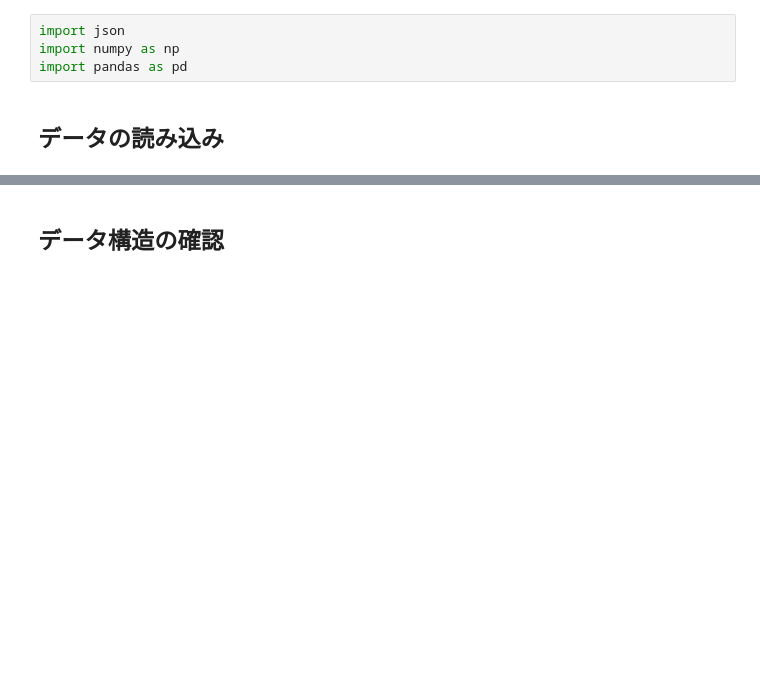
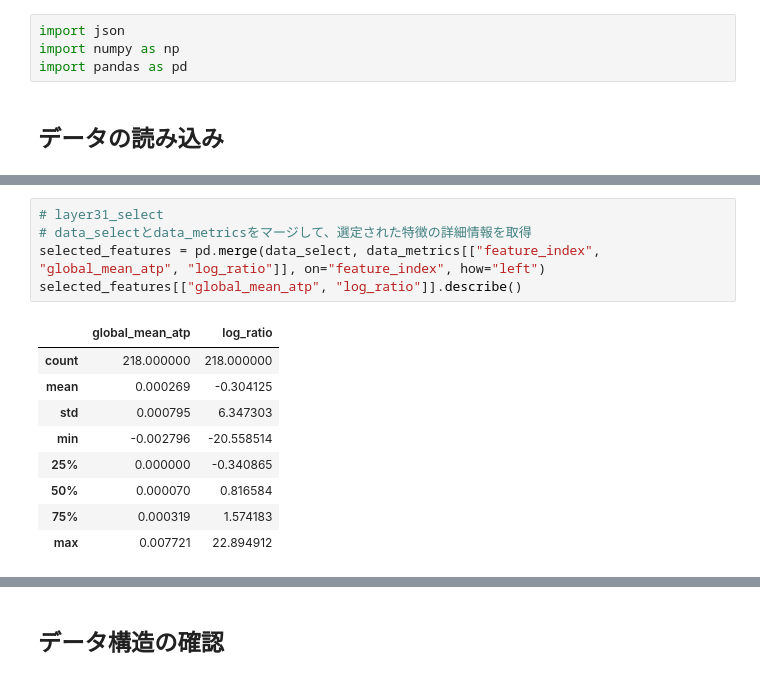
Before and after one commit to Itsuki966/sae_shap, a Jupyter notebook: attribution_patching_analysis.ipynb, the cells around one changed output, grey strips where cells are left out. Saved outputs shown, nothing was run; the diff lists cells and outputs as text; blank space fills up the shorter version.

```diff
--- a/attribution_patching_analysis.ipynb
+++ b/attribution_patching_analysis.ipynb
@@ -31,0 +55,15 @@ data_metrics.head()
+# %%
+# layer31_select
+# data_selectとdata_metricsをマージして、選定された特徴の詳細情報を取得
+selected_features = pd.merge(data_select, data_metrics[["feature_index", "global_mean_atp", "log_ratio"]], on="feature_index", how="left")
+selected_features[["global_mean_atp", "log_ratio"]].describe()
+# %% [output]
+|  | global_mean_atp | log_ratio |
+| count | 218.000000 | 218.000000 |
+| mean | 0.000269 | -0.304125 |
+| std | 0.000795 | 6.347303 |
+| min | -0.002796 | -20.558514 |
+| 25% | 0.000000 | -0.340865 |
+| 50% | 0.000070 | 0.816584 |
+| 75% | 0.000319 | 1.574183 |
+| max | 0.007721 | 22.894912 |
```
Also changed, not shown: parts of 23 cells of this notebook.
